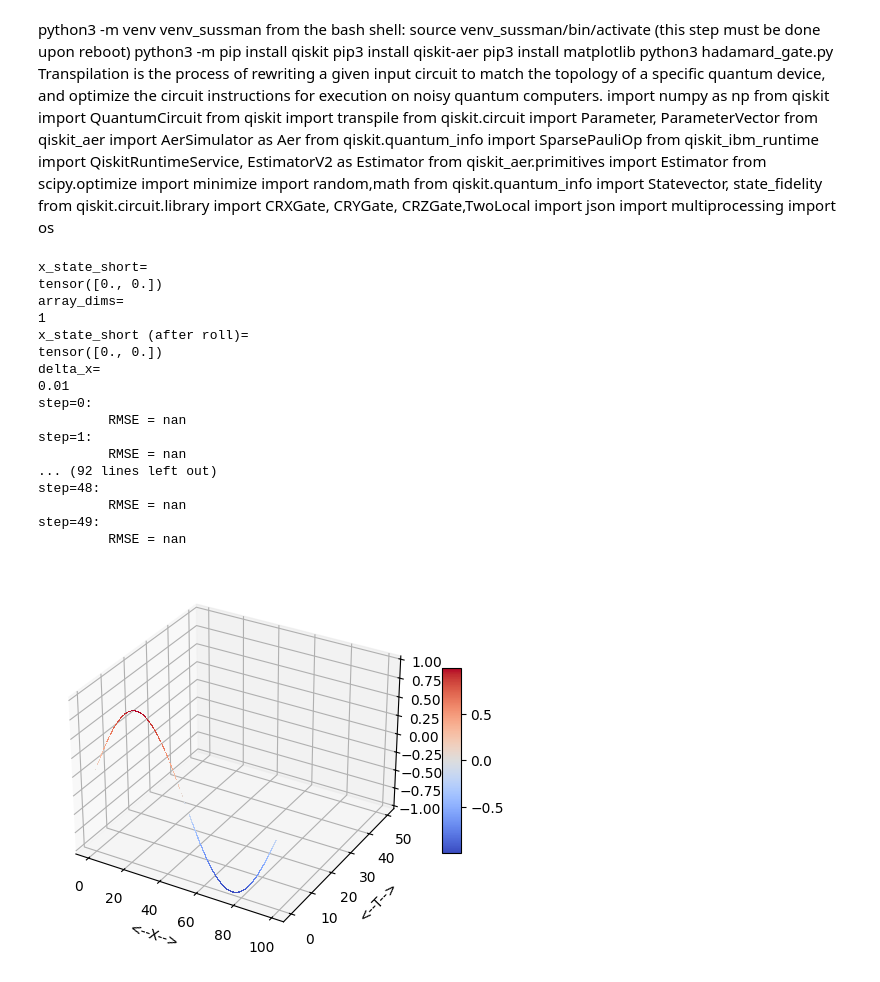
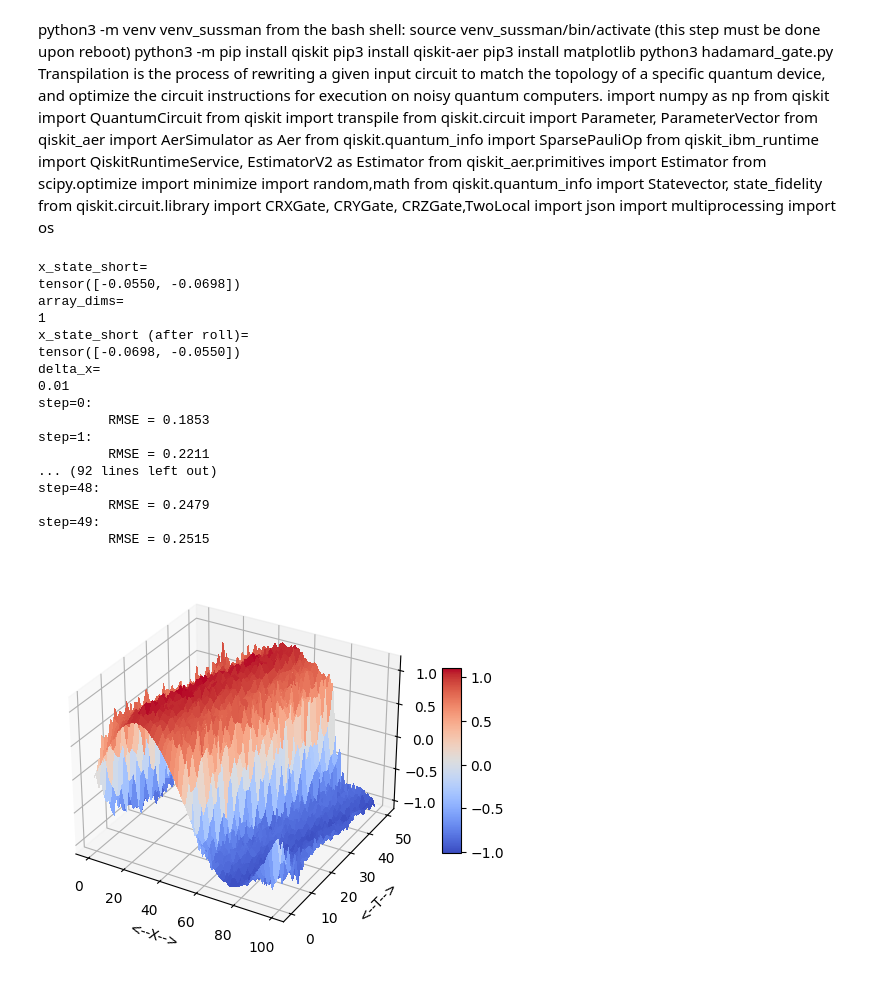
Before and after one commit to msussman42/CQE, a Jupyter notebook: one_way_wave_EnSF.ipynb, the cells around one changed output. Saved outputs shown, nothing was run; the diff lists cells and outputs as text; code cells hidden in the pictures.

```diff
--- a/one_way_wave_EnSF.ipynb
+++ b/one_way_wave_EnSF.ipynb
@@ -162,7 +162,7 @@ if __name__ == "__main__":
     #device = 'cuda'
     device = 'cpu'
 
-    SDE_sigma = 0.00000001 #standard deviation
+    SDE_sigma = 0.1 #standard deviation
 
     # sanity check
     n_ensemble_short=4
@@ -201,7 +201,7 @@ if __name__ == "__main__":
     Z = np.zeros ( [ nx, nt + 1 ] )
 
     # observation sigma
-    obs_sigma = 0.000000005 #standard deviation
+    obs_sigma = 0.05 #standard deviation
 
     ####################################################################
     # EnSF setup
@@ -209,7 +209,7 @@ if __name__ == "__main__":
     eps_alpha = 0.05
 
     # ensemble size
-    ensemble_size = 1000
+    ensemble_size = 100
 
     # forward Euler step
     # euler_steps=number of steps for the backwards SDE.
@@ -231,7 +231,7 @@ if __name__ == "__main__":
     # randn= N(0,1)
     # state_target is used for verification purposes; state_target is the
     # "exact" solution.
-    state_target = 0.0000001*torch.rand(n_dim, device=device)
+    state_target = 0.1*torch.rand(n_dim, device=device)
     delta_x=1.0/n_dim
     print("delta_x=")
     print(delta_x)
@@ -314,37 +314,37 @@ if __name__ == "__main__":
         print(f'\t RMSE = {rmse_temp:.4f}')
         #print(f'\t time = {t2-t1:.4f} ')
 
         # break
         if rmse_temp > 1000:
             print('diverge!')
             break
 
     fig = plt.figure ( )
     ax = fig.add_subplot ( projection = '3d' )
     surf = ax.plot_surface ( X, Y, Z, cmap = cm.coolwarm, \
      linewidth = 0, antialiased = False )
     ax.set_xlabel ( '<--X-->' )
     ax.set_ylabel ( '<--T-->' )
     ax.set_zlabel ( '<--U(X,T)-->' )
     fig.colorbar ( surf, shrink = 0.5, aspect = 10 )
     plt.savefig ( 'one_way_wave_results.png' )
     plt.show ( )
 # %% [output]
 x_state_short=
-tensor([0., 0.])
+tensor([-0.0550, -0.0698])
 array_dims=
 1
 x_state_short (after roll)=
-tensor([0., 0.])
+tensor([-0.0698, -0.0550])
 delta_x=
 0.01
 step=0:
-         RMSE = nan
+         RMSE = 0.1853
 step=1:
-         RMSE = nan
+         RMSE = 0.2211
 ... (92 lines left out)
 step=48:
-         RMSE = nan
+         RMSE = 0.2479
 step=49:
-         RMSE = nan
+         RMSE = 0.2515
-[figure, old version]
+[figure, new version]
```
